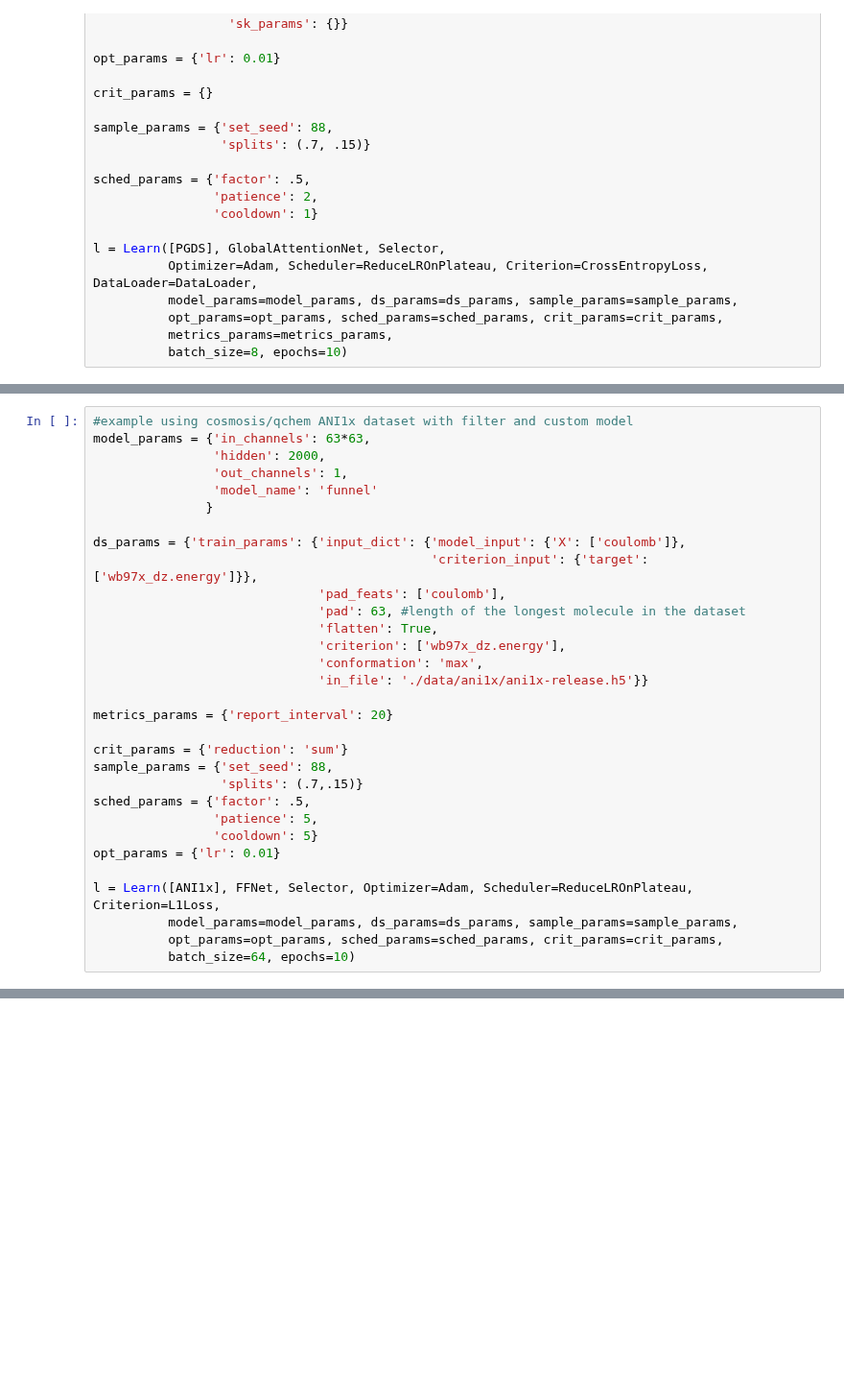
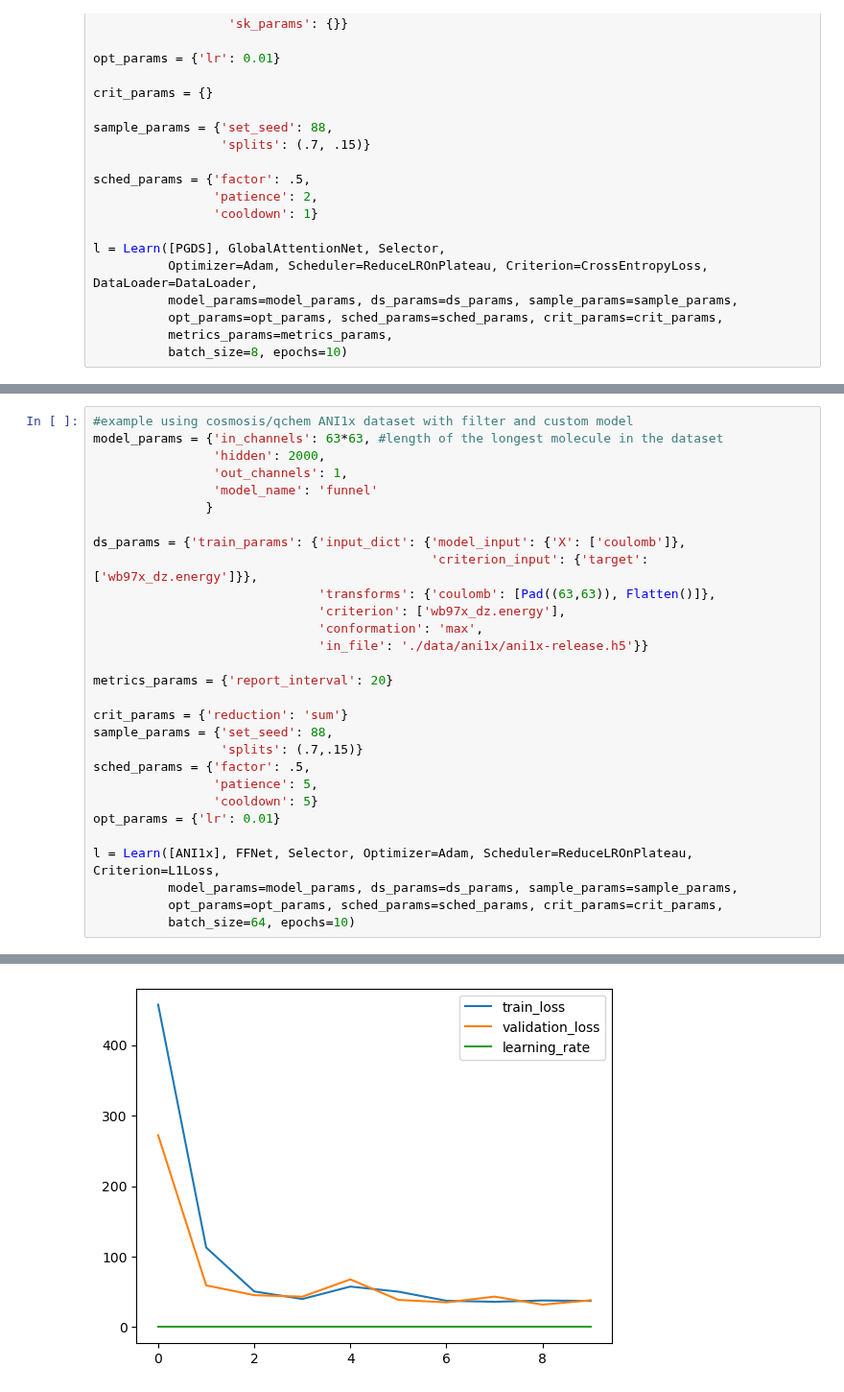
Before and after one commit to icanswim/qchem, a Jupyter notebook: experiment.ipynb, the cells around one changed output, grey strips where cells are left out. Shown at 96% size. Saved outputs shown, nothing was run; the diff lists cells and outputs as text; blank space fills up the shorter version.

```diff
--- a/experiment.ipynb
+++ b/experiment.ipynb
@@ -645,7 +469,7 @@ l = Learn([QM7X], FFNet, Selector,
           batch_size=64, epochs=10)
 # %%
 #example using cosmosis/qchem ANI1x dataset with filter and custom model
-model_params = {'in_channels': 63*63,
+model_params = {'in_channels': 63*63, #length of the longest molecule in the dataset
                 'hidden': 2000,
                 'out_channels': 1,
                 'model_name': 'funnel'
@@ -653,9 +477,7 @@ model_params = {'in_channels': 63*63,
 
 ds_params = {'train_params': {'input_dict': {'model_input': {'X': ['coulomb']},
                                              'criterion_input': {'target': ['wb97x_dz.energy']}},
-                              'pad_feats': ['coulomb'],
-                              'pad': 63, #length of the longest molecule in the dataset
-                              'flatten': True,
+                              'transforms': {'coulomb': [Pad((63,63)), Flatten()]},
                               'criterion': ['wb97x_dz.energy'],
                               'conformation': 'max',
                               'in_file': './data/ani1x/ani1x-release.h5'}}
@@ -674,3 +496,4 @@ l = Learn([ANI1x], FFNet, Selector, Optimizer=Adam, Scheduler=ReduceLROnPlateau,
           model_params=model_params, ds_params=ds_params, sample_params=sample_params,
           opt_params=opt_params, sched_params=sched_params, crit_params=crit_params,
           batch_size=64, epochs=10)
+# %% [output]
@@ -676,0 +516 @@ l = Learn([ANI1x], FFNet, Selector, Optimizer=Adam, Scheduler=ReduceLROnPlateau,
+[figure, added]
```
Also changed, not shown: parts of 19 cells of this notebook, 2 other files.
